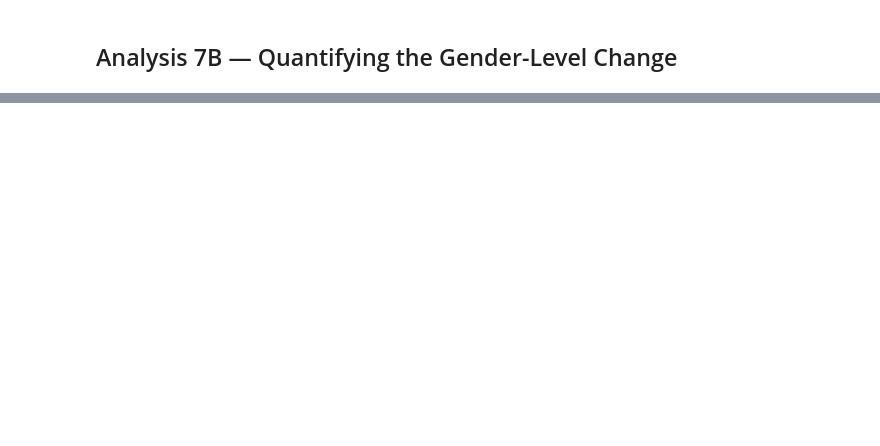
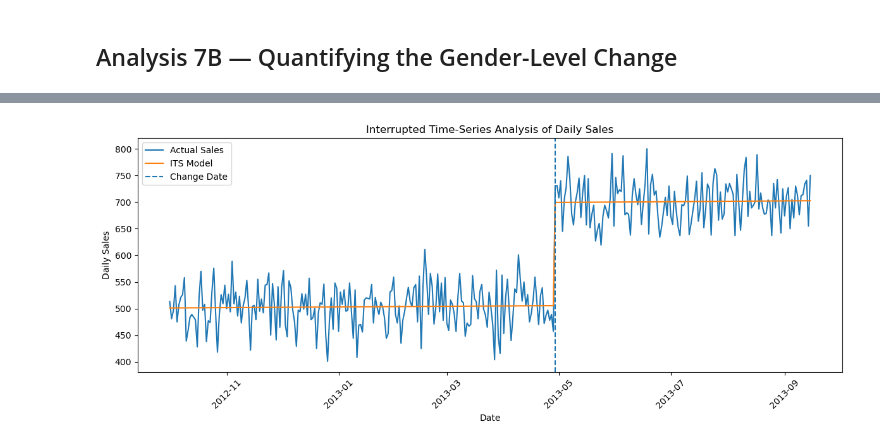
Before and after one commit to thankyouandloveyou/Analytics-Project, a Jupyter notebook: Shopify Sales Analysis Project.ipynb, the cells around one changed output, grey strips where cells are left out. Cells and saved outputs as stored; diff of their text form; code cells hidden in the pictures; blank space fills up the shorter version.

```diff
--- a/Shopify Sales Analysis Project.ipynb
+++ b/Shopify Sales Analysis Project.ipynb
@@ -562,0 +511,33 @@ This would move the analysis from identifying what changed and what was associat
+# %%
+# Generate predicted sales
+daily_sales['predicted_sales'] = its_model.predict(X)
+
+plt.figure(figsize=(12, 5))
+
+plt.plot(
+    daily_sales['sale_date'],
+    daily_sales['daily_sales'],
+    label='Actual Sales'
+)
+
+plt.plot(
+    daily_sales['sale_date'],
+    daily_sales['predicted_sales'],
+    label='ITS Model'
+)
+
+plt.axvline(
+    change_date,
+    linestyle='--',
+    label='Change Date'
+)
+
+plt.xlabel('Date')
+plt.ylabel('Daily Sales')
+plt.title('Interrupted Time-Series Analysis of Daily Sales')
+plt.xticks(rotation=45)
+plt.legend()
+plt.tight_layout()
+plt.show()
+# %% [output]
+[figure, added]
```
Also changed, not shown: parts of 29 cells of this notebook.
